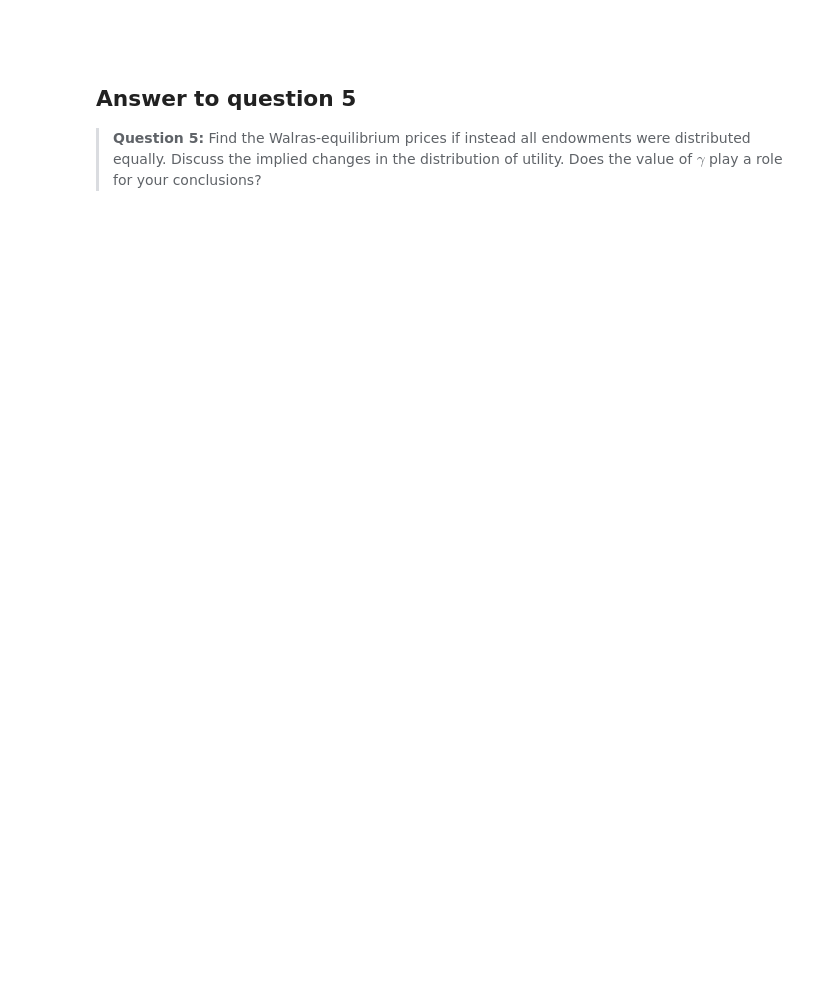
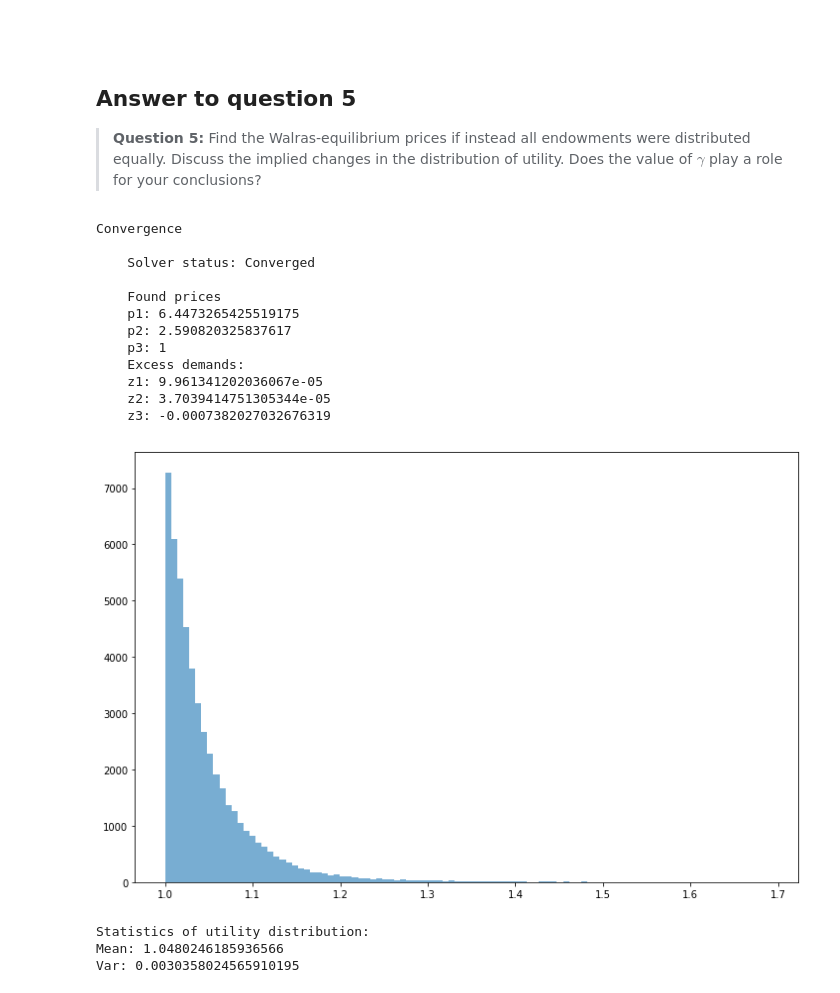
Before and after one commit to NumEconCopenhagen/projects-2019-remove-argv-0, a Jupyter notebook: examproject/exam_2019_kristian.ipynb, the cells around one changed output. Saved outputs shown, nothing was run; the diff lists cells and outputs as text; code cells hidden in the pictures; blank space fills up the shorter version.

```diff
--- a/examproject/exam_2019_kristian.ipynb
+++ b/examproject/exam_2019_kristian.ipynb
@@ -997,3 +1058,42 @@ plt.show()
 
 ## Answer to question 5
 >**Question 5:** Find the Walras-equilibrium prices if instead all endowments were distributed equally. Discuss the implied changes in the distribution of utility. Does the value of $\gamma$ play a role for your conclusions?
+# %%
+e1_uni = np.ones(shape=N)
+e2_uni = np.ones(shape=N)
+e3_uni = np.ones(shape=N)
+# %%
+result2 = solver(p1 = .2, p2 = .2, e = [e1_uni,e2_uni,e3_uni], eps = .0001, kappa = .5, max_iter = 5000)
+report(result2)
+
+
+p, z, status = result2
+utilities2 = u([p[0], p[1], 1], [e1_uni,e2_uni,e3_uni], betas)
+
+fig, ax = plt.subplots(figsize = (12,8))
+ax.hist(utilities2, alpha = 0.6, bins = 100)
+plt.show()
+# %% [output]
+Convergence
+
+    Solver status: Converged
+
+    Found prices
+    p1: 6.4473265425519175
+    p2: 2.590820325837617
+    p3: 1
+    Excess demands:
+    z1: 9.961341202036067e-05
+    z2: 3.7039414751305344e-05
+    z3: -0.0007382027032676319
+[figure, added]
+# %%
+print(f"""
+Statistics of utility distribution:
+Mean: {np.mean(utilities2)}
+Var: {np.var(utilities2)}
+""")
+# %% [output]
+Statistics of utility distribution:
+Mean: 1.0480246185936566
+Var: 0.0030358024565910195
```
Also changed, not shown: parts of 12 cells of this notebook, 1 other file.
